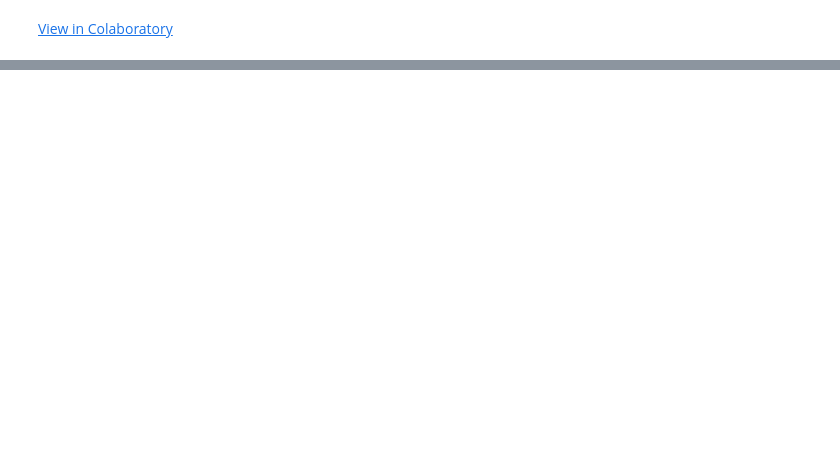
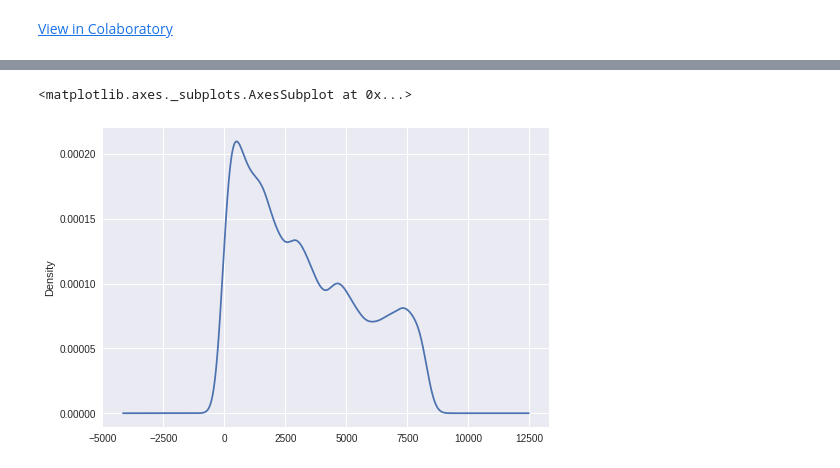
Before and after one commit to paulanavarretec/RecSys-Tarea1, a Jupyter notebook: Recsys_Tarea1.ipynb, the cells around one changed output, grey strips where cells are left out. Cells and saved outputs as stored; diff of their text form; code cells hidden in the pictures; blank space fills up the shorter version.

```diff
--- a/Recsys_Tarea1.ipynb
+++ b/Recsys_Tarea1.ipynb
@@ -32,0 +54,12 @@ The algorithms developed ahead are:
+# %%
+import pandas as pd
+
+train_file = pd.read_csv('training_data.csv',
+                         sep=',',
+                         names = ['obsNo','userID', 'itemID', 'styleID', 'rating','brewerID','timestamp'],
+                         header=0)
+
+test_file = pd.read_csv('test_rating_data.csv',
+                         sep=',',
+                         names = ['obsNo','itemID',  'styleID',  'userID',  'brewerID',   'timestamp'],
+                         header=0)
@@ -32,0 +147,5 @@ The algorithms developed ahead are:
+# %%
+train_file['userID'].plot.kde()
+# %% [output]
+<matplotlib.axes._subplots.AxesSubplot at 0x...>
+[figure, added]
```
Also changed, not shown: parts of 16 cells of this notebook.
